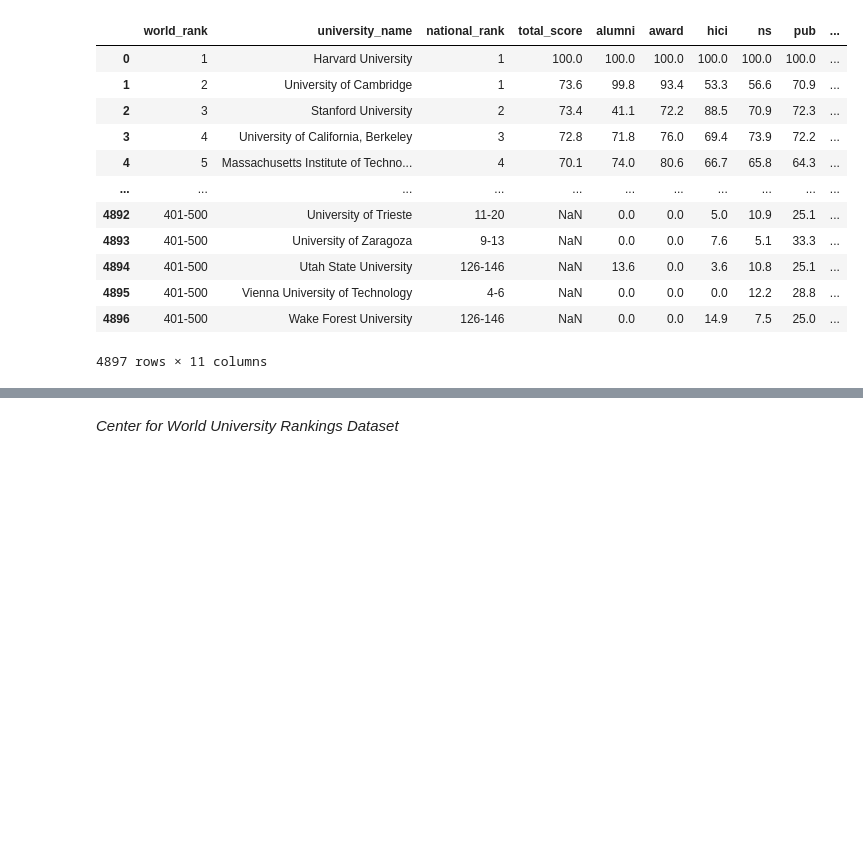
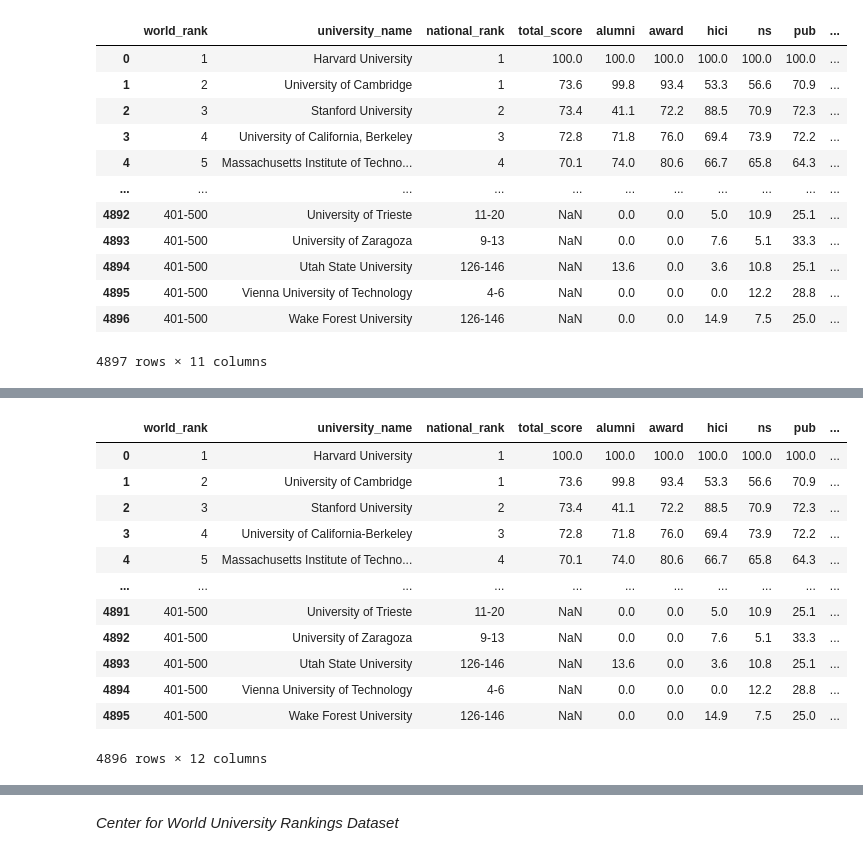
Before and after one commit to GianlucaSimionato/FoCS, a Jupyter notebook: Project_Simionato_Ceccarelli.ipynb, the cells around one changed output, grey strips where cells are left out. Saved outputs shown, nothing was run; the diff lists cells and outputs as text; code cells hidden in the pictures; blank space fills up the shorter version.

```diff
--- a/Project_Simionato_Ceccarelli.ipynb
+++ b/Project_Simionato_Ceccarelli.ipynb
@@ -172,3 +180,5 @@ Shanghai
 | 4895 | 401-500 | Vienna University of Technology | 4-6 | NaN | 0.0 | 0.0 | 0.0 | 12.2 | 28.8 | ... |
 | 4896 | 401-500 | Wake Forest University | 126-146 | NaN | 0.0 | 0.0 | 14.9 | 7.5 | 25.0 | ... |
 4897 rows × 11 columns
+# %%
+Shanghai= Shanghai[Shanghai.university_name==Shanghai.university_name]
@@ -174,0 +218,12 @@ Shanghai
+# %%
+Shanghai['university_name'] = Shanghai['university_name'].replace('University of California, Berkeley','University of California-Berkeley', regex=True)
+Shanghai['university_name'] = Shanghai['university_name'].replace('University of Michigan - Ann Arbor','University of Michigan-Ann Arbor', regex=True)
+Shanghai['university_name'] = Shanghai['university_name'].replace('University of Paris Sud (Paris 11)','University of Paris-Sud (Paris 11)', regex=True)
+Shanghai['university_name'] = Shanghai['university_name'].replace('University of Genova','University of Genova', regex=True)
+Shanghai['university_name'] = Shanghai['university_name'].replace('Swiss Federal Institute of Technology Lausanne','Swiss Federal Institute of Technology of Lausanne', regex=True)
+Shanghai['university_name'] = Shanghai['university_name'].replace('London School of Hygiene and Tropical Medicine','London School of Hygiene & Tropical Medicine', regex=True)
+Shanghai['university_name'] = Shanghai['university_name'].replace('University of Sevilla','University of Seville', regex=True)
+Shanghai['university_name'] = Shanghai['university_name'].replace('Texas A & M University','Texas A&M University', regex=True)
+Shanghai['university_name'] = Shanghai['university_name'].replace('Queen Mary, University of London','Queen Mary University of London', regex=True)
+Shanghai['university_name'] = Shanghai['university_name'].replace('University of Pittsburgh, Pittsburgh Campus','University of Pittsburgh-Pittsburgh Campus', regex=True)
+Shanghai['university_name'] = Shanghai['university_name'].replace('Aix Marseille University','Aix-Marseille University', regex=True)
@@ -174,0 +249,21 @@ Shanghai
+# %%
+Shanghai = pd.merge(Shanghai, school_and_country,
+                left_on='university_name',
+                right_on='school_name',
+                how='left')
+Shanghai.drop('school_name', axis=1, inplace=True)
+Shanghai
+# %% [output]
+|  | world_rank | university_name | national_rank | total_score | alumni | award | hici | ns | pub | ... |
+| 0 | 1 | Harvard University | 1 | 100.0 | 100.0 | 100.0 | 100.0 | 100.0 | 100.0 | ... |
+| 1 | 2 | University of Cambridge | 1 | 73.6 | 99.8 | 93.4 | 53.3 | 56.6 | 70.9 | ... |
+| 2 | 3 | Stanford University | 2 | 73.4 | 41.1 | 72.2 | 88.5 | 70.9 | 72.3 | ... |
+| 3 | 4 | University of California-Berkeley | 3 | 72.8 | 71.8 | 76.0 | 69.4 | 73.9 | 72.2 | ... |
+| 4 | 5 | Massachusetts Institute of Techno... | 4 | 70.1 | 74.0 | 80.6 | 66.7 | 65.8 | 64.3 | ... |
+| ... | ... | ... | ... | ... | ... | ... | ... | ... | ... | ... |
+| 4891 | 401-500 | University of Trieste | 11-20 | NaN | 0.0 | 0.0 | 5.0 | 10.9 | 25.1 | ... |
+| 4892 | 401-500 | University of Zaragoza | 9-13 | NaN | 0.0 | 0.0 | 7.6 | 5.1 | 33.3 | ... |
+| 4893 | 401-500 | Utah State University | 126-146 | NaN | 13.6 | 0.0 | 3.6 | 10.8 | 25.1 | ... |
+| 4894 | 401-500 | Vienna University of Technology | 4-6 | NaN | 0.0 | 0.0 | 0.0 | 12.2 | 28.8 | ... |
+| 4895 | 401-500 | Wake Forest University | 126-146 | NaN | 0.0 | 0.0 | 14.9 | 7.5 | 25.0 | ... |
+4896 rows × 12 columns
```
Also changed, not shown: parts of 15 cells of this notebook.
